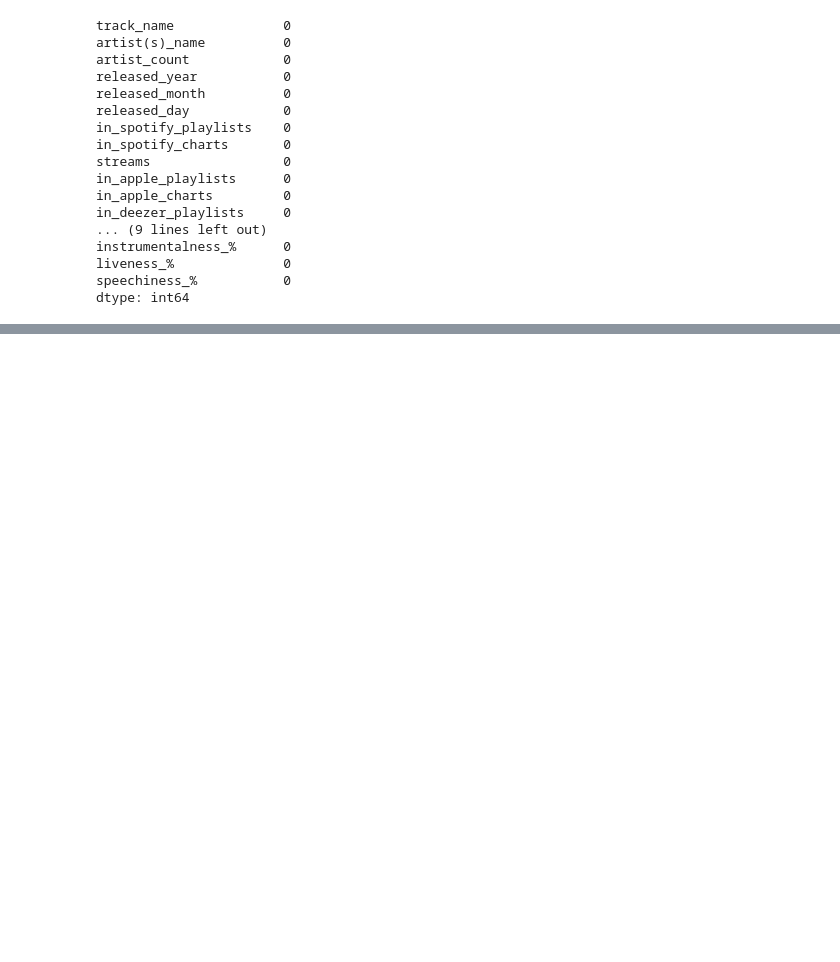
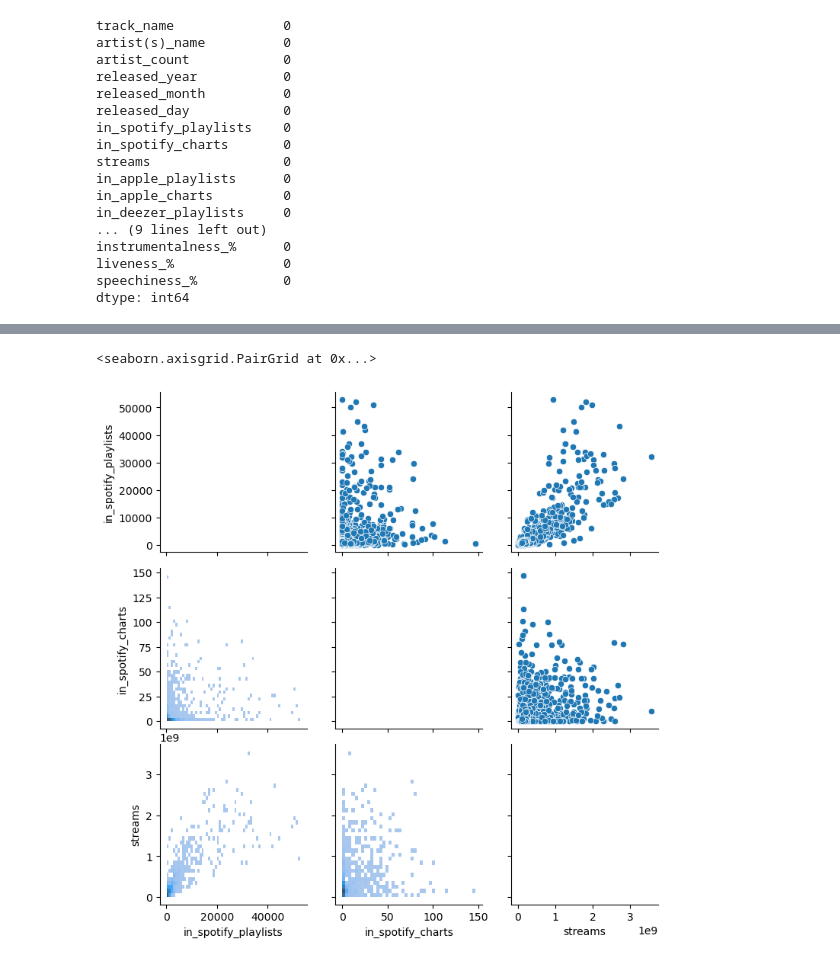
Before and after one commit to low122/Spotify-music-trend, a Jupyter notebook: spotifyAnalysis.ipynb, the cells around one changed output, grey strips where cells are left out. Cells and saved outputs as stored; diff of their text form; code cells hidden in the pictures; blank space fills up the shorter version.

```diff
--- a/spotifyAnalysis.ipynb
+++ b/spotifyAnalysis.ipynb
@@ -275,0 +290,6 @@ RuntimeError: In draw_glyphs_to_bitmap: Could not convert glyph to bitmap (raste
+# %%
+artists_set = new_spotify_data[['artists_type','in_spotify_playlists','in_spotify_charts','streams']].copy()
+
+print(artists_set)
+
+print(artists_set.dtypes)
@@ -275,0 +324,7 @@ RuntimeError: In draw_glyphs_to_bitmap: Could not convert glyph to bitmap (raste
+# %%
+plot = sns.PairGrid(artists_set)
+plot.map_lower(sns.histplot)
+plot.map_upper(sns.scatterplot)
+# %% [output]
+<seaborn.axisgrid.PairGrid at 0x...>
+[figure, added]
```
Also changed, not shown: parts of 27 cells of this notebook.
